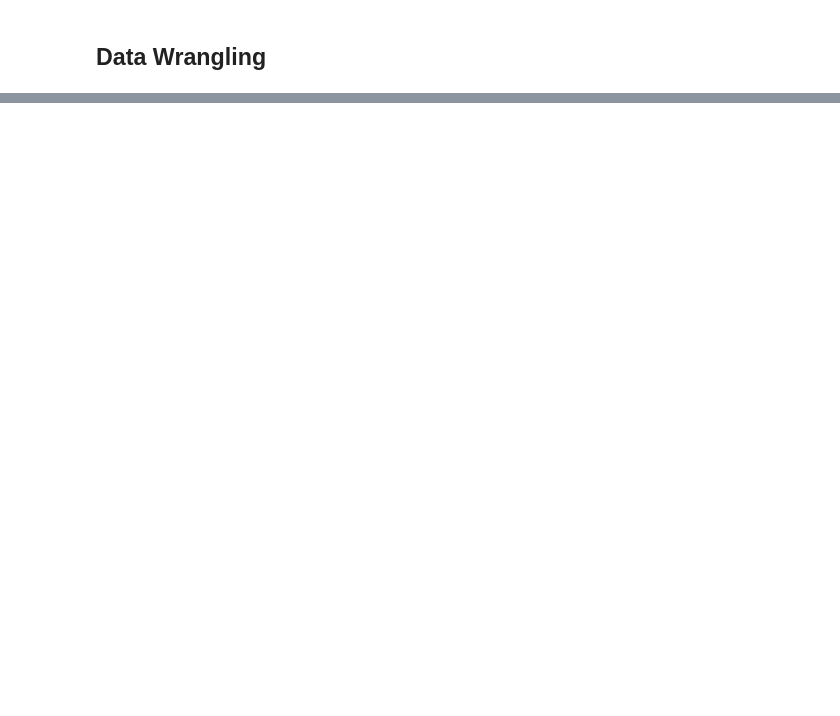
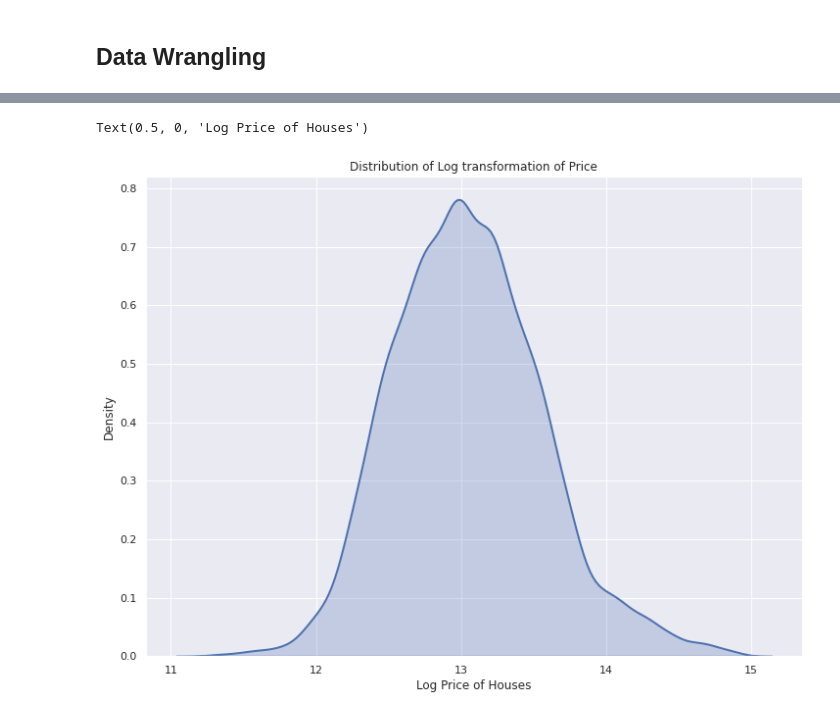
Before and after one commit to Kate-Strydom/cse450, a Jupyter notebook: house_price.ipynb, the cells around one changed output, grey strips where cells are left out. Drawn from its saved outputs; the diff is of its cells as text; code cells hidden in the pictures; blank space fills up the shorter version.

```diff
--- a/house_price.ipynb
+++ b/house_price.ipynb
@@ -260,0 +248,9 @@ result_scaled
+# %%
+#presentation style
+plt.figure(figsize=(12, 9))
+ax = sns.kdeplot(x=df_train['logprice'], shade=True, linewidth=2)
+ax.set_title("Distribution of Log transformation of Price")
+ax.set_xlabel("Log Price of Houses")
+# %% [output]
+Text(0.5, 0, 'Log Price of Houses')
+[figure, added]
```
Also changed, not shown: parts of 62 cells of this notebook.
